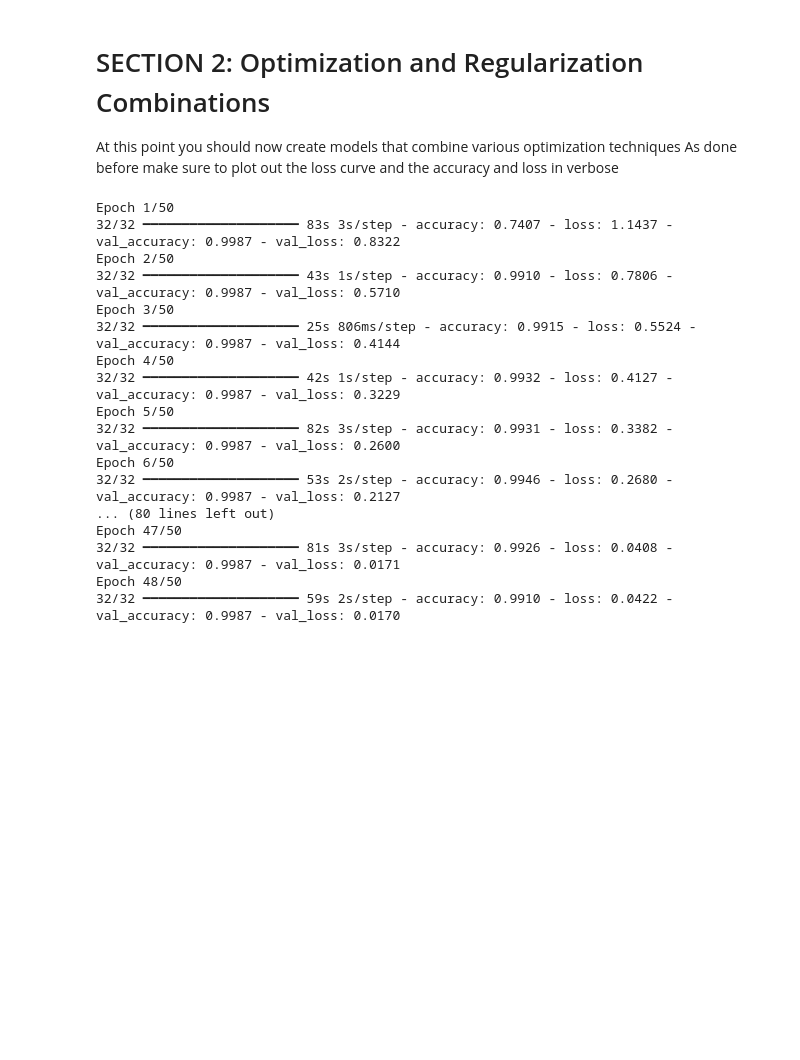
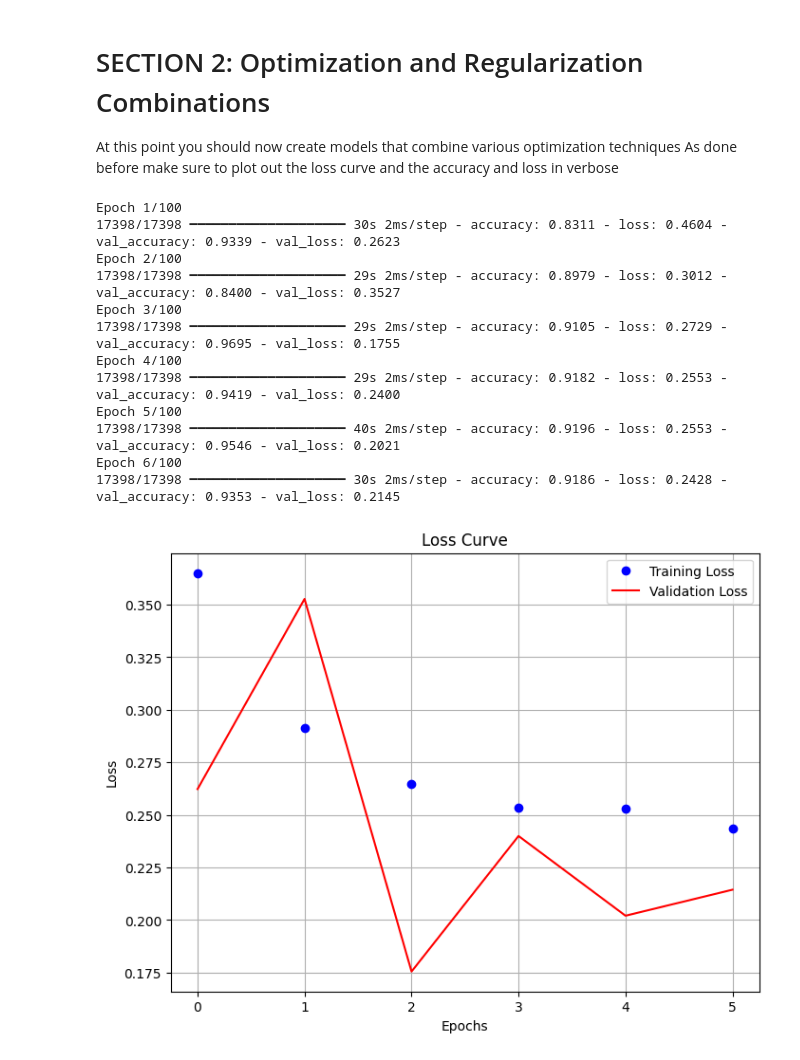
Before and after one commit to AkotoChristine/Online_Fraud_Detection, a Jupyter notebook: Summative_Intro_to_ml_[name_number]_assignment.ipynb, the cells around one changed output. Saved outputs shown, nothing was run; the diff lists cells and outputs as text; code cells hidden in the pictures; blank space fills up the shorter version.

Commit message:
model2

```diff
--- a/Summative_Intro_to_ml_[name_number]_assignment.ipynb
+++ b/Summative_Intro_to_ml_[name_number]_assignment.ipynb
@@ -209 +215,9 @@ X_train_scaled = scaler.fit_transform(X_train_resampled)
+# %%
+scaler = StandardScaler()
+X_train = scaler.fit_transform(X_train)
+X_val = scaler.transform(X_val)
+X_test = scaler.transform(X_test)
+
+# X_test = X_test[:2000]
+# y_test = y_test[:2000]
 # %% [markdown]
@@ -258,23 +342,23 @@ As done before make sure to plot out the loss curve and the accuracy and loss in
 # %%
 # Model 1: Adam optimizer, L2 regularization, Early stopping
+class_weights = {0: 0.501, 1: 388.75}
 model_1 = define_model(Adam, l2(0.01), True, 0.2, 0.001, [64, 32])
 early_stopping = EarlyStopping(monitor='val_loss', patience=3)
-history_1 = model_1.fit(X_train_scaled, y_train_resampled, epochs=50, batch_size=32, verbose=1, validation_data=(X_val, y_val), callbacks=[early_stopping])
+history_1 = model_1.fit(X_train, y_train, epochs=100, batch_size=256, verbose=1, class_weight=class_weights,validation_data=(X_val, y_val), callbacks=[early_stopping])
 # %% [output]
-Epoch 1/50
-32/32 ━━━━━━━━━━━━━━━━━━━━ 83s 3s/step - accuracy: 0.7407 - loss: 1.1437 - val_accuracy: 0.9987 - val_loss: 0.8322
-Epoch 2/50
-32/32 ━━━━━━━━━━━━━━━━━━━━ 43s 1s/step - accuracy: 0.9910 - loss: 0.7806 - val_accuracy: 0.9987 - val_loss: 0.5710
-Epoch 3/50
-32/32 ━━━━━━━━━━━━━━━━━━━━ 25s 806ms/step - accuracy: 0.9915 - loss: 0.5524 - val_accuracy: 0.9987 - val_loss: 0.4144
-Epoch 4/50
-32/32 ━━━━━━━━━━━━━━━━━━━━ 42s 1s/step - accuracy: 0.9932 - loss: 0.4127 - val_accuracy: 0.9987 - val_loss: 0.3229
-Epoch 5/50
-32/32 ━━━━━━━━━━━━━━━━━━━━ 82s 3s/step - accuracy: 0.9931 - loss: 0.3382 - val_accuracy: 0.9987 - val_loss: 0.2600
-Epoch 6/50
-32/32 ━━━━━━━━━━━━━━━━━━━━ 53s 2s/step - accuracy: 0.9946 - loss: 0.2680 - val_accuracy: 0.9987 - val_loss: 0.2127
-... (80 lines left out)
-Epoch 47/50
-32/32 ━━━━━━━━━━━━━━━━━━━━ 81s 3s/step - accuracy: 0.9926 - loss: 0.0408 - val_accuracy: 0.9987 - val_loss: 0.0171
-Epoch 48/50
-32/32 ━━━━━━━━━━━━━━━━━━━━ 59s 2s/step - accuracy: 0.9910 - loss: 0.0422 - val_accuracy: 0.9987 - val_loss: 0.0170
+Epoch 1/100
+17398/17398 ━━━━━━━━━━━━━━━━━━━━ 30s 2ms/step - accuracy: 0.8311 - loss: 0.4604 - val_accuracy: 0.9339 - val_loss: 0.2623
+Epoch 2/100
+17398/17398 ━━━━━━━━━━━━━━━━━━━━ 29s 2ms/step - accuracy: 0.8979 - loss: 0.3012 - val_accuracy: 0.8400 - val_loss: 0.3527
+Epoch 3/100
+17398/17398 ━━━━━━━━━━━━━━━━━━━━ 29s 2ms/step - accuracy: 0.9105 - loss: 0.2729 - val_accuracy: 0.9695 - val_loss: 0.1755
+Epoch 4/100
+17398/17398 ━━━━━━━━━━━━━━━━━━━━ 29s 2ms/step - accuracy: 0.9182 - loss: 0.2553 - val_accuracy: 0.9419 - val_loss: 0.2400
+Epoch 5/100
+17398/17398 ━━━━━━━━━━━━━━━━━━━━ 40s 2ms/step - accuracy: 0.9196 - loss: 0.2553 - val_accuracy: 0.9546 - val_loss: 0.2021
+Epoch 6/100
+17398/17398 ━━━━━━━━━━━━━━━━━━━━ 30s 2ms/step - accuracy: 0.9186 - loss: 0.2428 - val_accuracy: 0.9353 - val_loss: 0.2145
+# %%
+plot_loss_curve(history_1)
+# %% [output]
+[figure, added]
```
Also changed, not shown: parts of 38 cells of this notebook.
